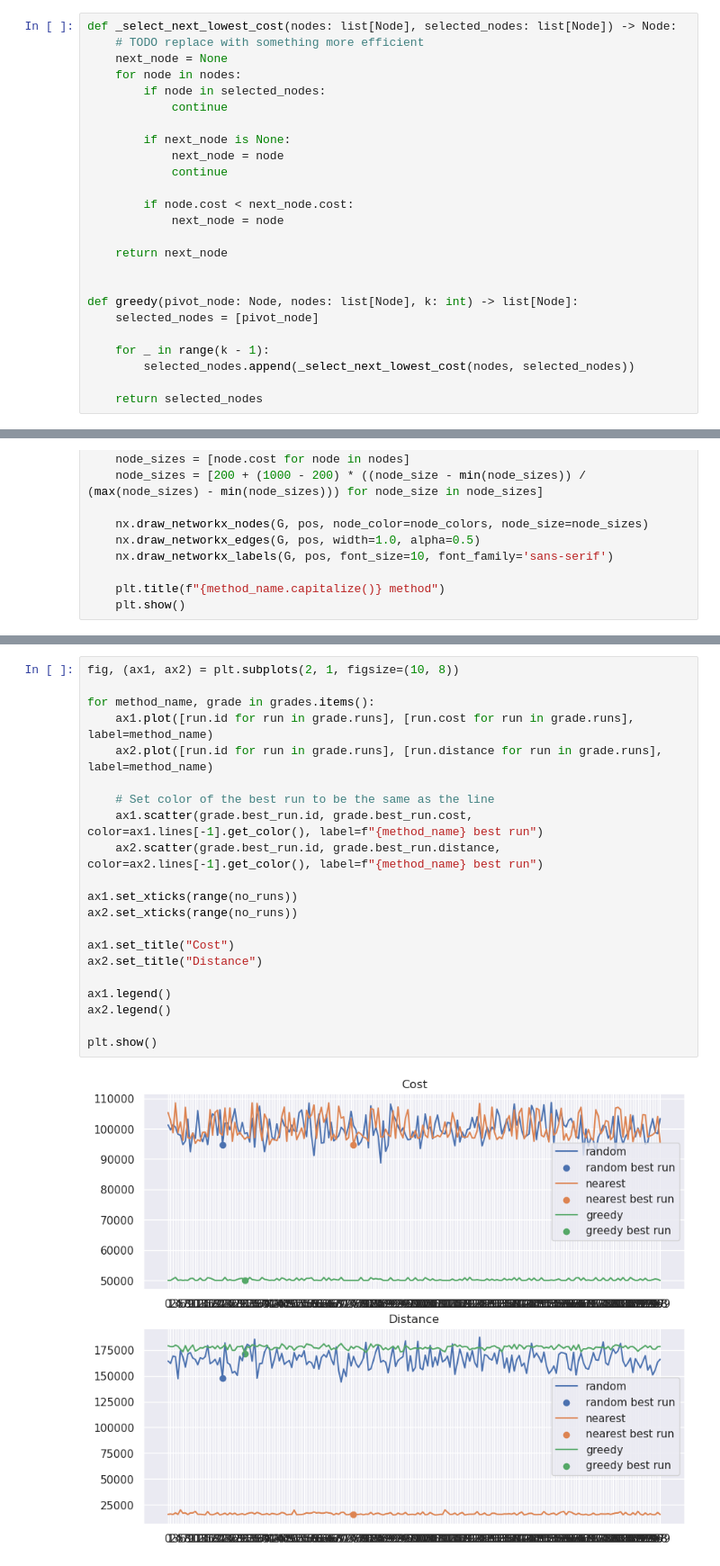
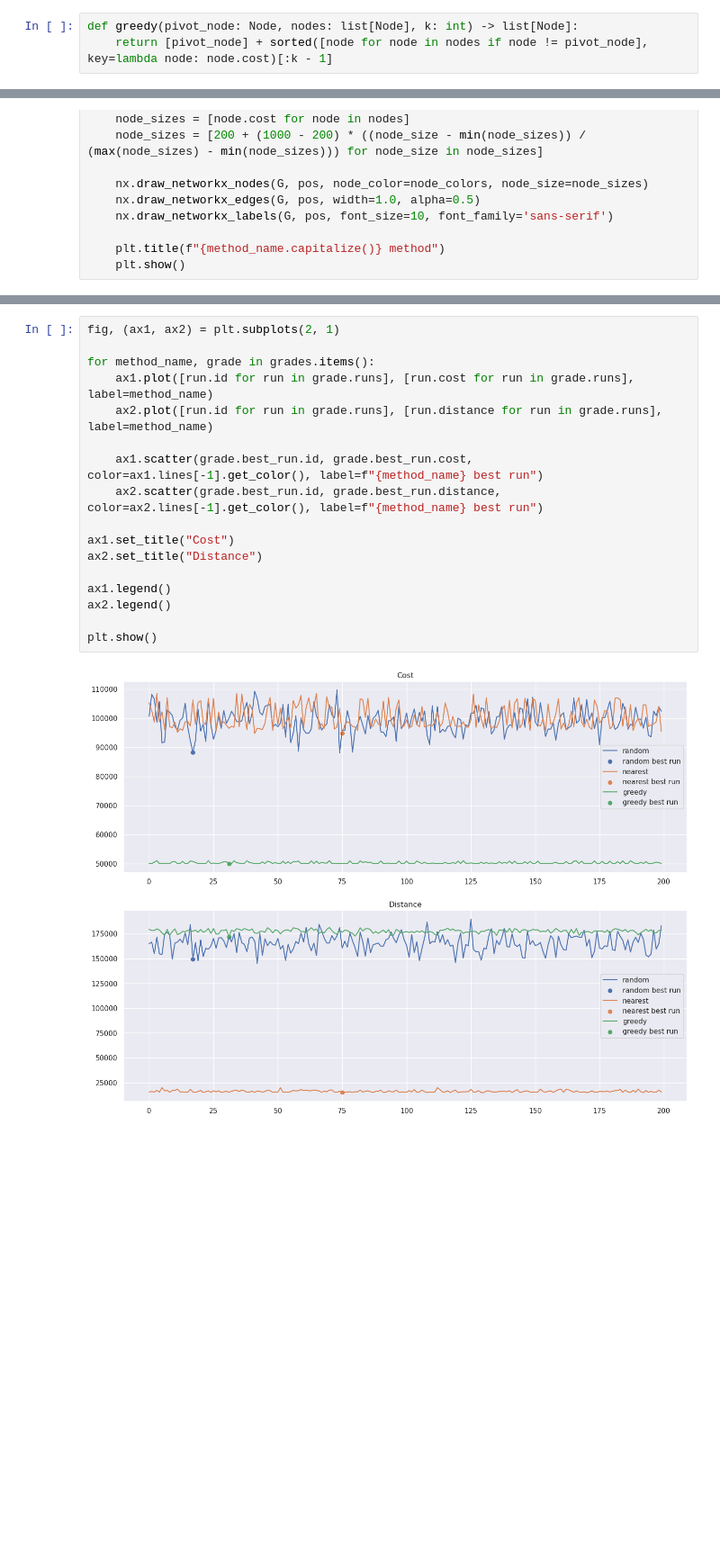
Before and after one commit to Vosloo/evolutionary-computation-labs, a Jupyter notebook: lab_1/first.ipynb, the cells around one changed output, grey strips where cells are left out. Shown at 90% size. Cells and saved outputs as stored; diff of their text form; blank space fills up the shorter version.

Commit message:
Efficiency update for nearest and greedy

```diff
--- a/lab_1/first.ipynb
+++ b/lab_1/first.ipynb
@@ -121,30 +127,8 @@ def nearest(pivot_node: Node, nodes: list[Node], k: int) -> list[Node]:
 
     return selected_nodes
-# %%
-def _select_next_lowest_cost(nodes: list[Node], selected_nodes: list[Node]) -> Node:
-    # TODO replace with something more efficient
-    next_node = None
-    for node in nodes:
-        if node in selected_nodes:
-            continue
-
-        if next_node is None:
-            next_node = node
-            continue
-
-        if node.cost < next_node.cost:
-            next_node = node
-
-    return next_node
-
-
-def greedy(pivot_node: Node, nodes: list[Node], k: int) -> list[Node]:
-    selected_nodes = [pivot_node]
-
-    for _ in range(k - 1):
-        selected_nodes.append(_select_next_lowest_cost(nodes, selected_nodes))
-
-    return selected_nodes
+# %%
+def greedy(pivot_node: Node, nodes: list[Node], k: int) -> list[Node]:
+    return [pivot_node] + sorted([node for node in nodes if node != pivot_node], key=lambda node: node.cost)[:k - 1]
 # %%
 @dataclass
 class Run:
@@ -315,25 +299,21 @@ for method_name, grade in grades.items():
 [figure]
 [figure]
 # %%
-fig, (ax1, ax2) = plt.subplots(2, 1, figsize=(10, 8))
+fig, (ax1, ax2) = plt.subplots(2, 1)
 
 for method_name, grade in grades.items():
     ax1.plot([run.id for run in grade.runs], [run.cost for run in grade.runs], label=method_name)
     ax2.plot([run.id for run in grade.runs], [run.distance for run in grade.runs], label=method_name)
 
-    # Set color of the best run to be the same as the line
     ax1.scatter(grade.best_run.id, grade.best_run.cost, color=ax1.lines[-1].get_color(), label=f"{method_name} best run")
     ax2.scatter(grade.best_run.id, grade.best_run.distance, color=ax2.lines[-1].get_color(), label=f"{method_name} best run")
-
-ax1.set_xticks(range(no_runs))
-ax2.set_xticks(range(no_runs))
 
 ax1.set_title("Cost")
 ax2.set_title("Distance")
 
 ax1.legend()
 ax2.legend()
 
 plt.show()
 # %% [output]
-[figure, old version]
+[figure, new version]
```
Also changed, not shown: parts of 4 cells of this notebook.
